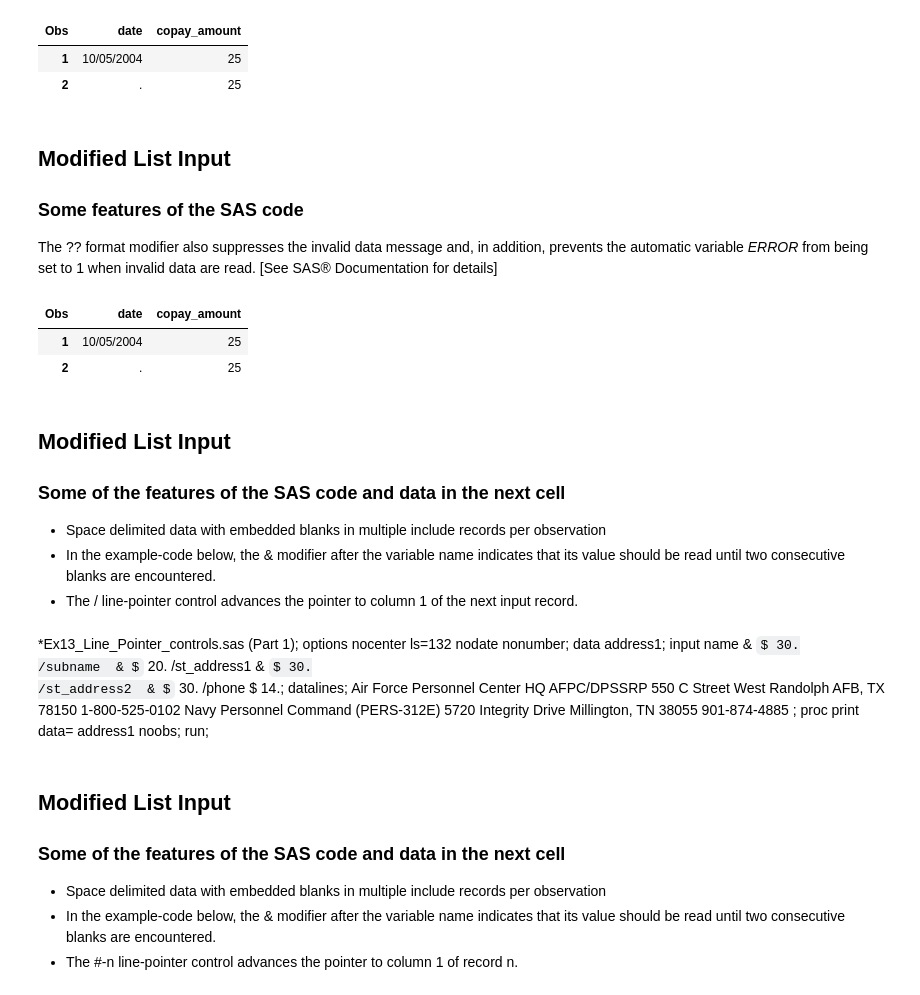
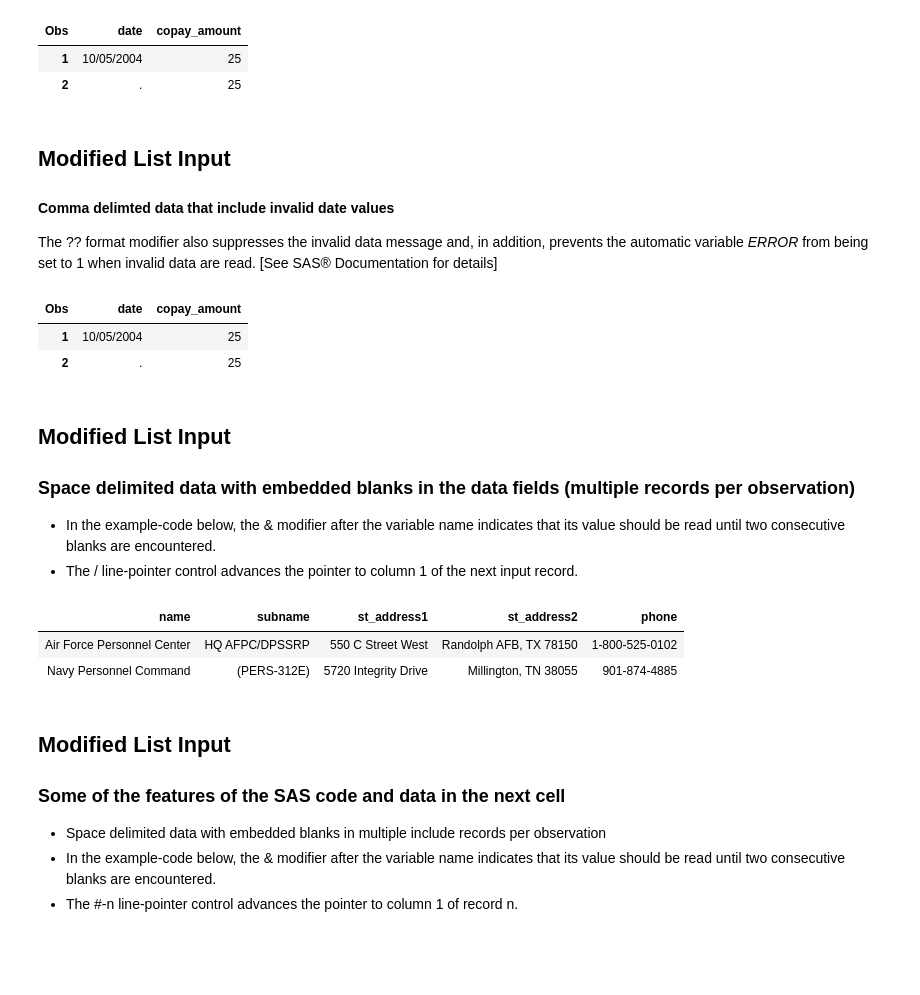
Before and after one commit to ProcJimi/curriculum, a Jupyter notebook: Week2/Week2_Part1.ipynb, the cells around one changed output. Drawn from its saved outputs; the diff is of its cells as text; code cells hidden in the pictures; some formulas as TeX source; blank space fills up the shorter version.

```diff
--- a/Week2/Week2_Part1.ipynb
+++ b/Week2/Week2_Part1.ipynb
@@ -1320,7 +1271,7 @@ proc print data=temp2; run;
 | 2 | . | 25 |
 # %% [markdown]
 ## Modified List Input
-### Some features of the SAS code
+#### Comma delimted data that include invalid date values
 The ?? format modifier also suppresses the invalid data message and, in addition, prevents the automatic variable _ERROR_ from being set to 1 when invalid data are read. [See SAS® Documentation for details]
 # %%
 *Ex11_Question_marks.sas (Part 2);
@@ -1339,32 +1290,35 @@ proc print data=temp3; run;
 | 2 | . | 25 |
 # %% [markdown]
 ## Modified List Input
-### Some of the features of the SAS code and data in the next cell
-* Space delimited data with embedded blanks in multiple include records per observation
+### Space delimited data with embedded blanks in the data fields (multiple records per observation)
 * In the example-code below, the & modifier after the  variable name indicates that its value should be read until two consecutive blanks are encountered.
 * The / line-pointer control advances the pointer to column 1 of the next input record.
-# %% [markdown]
-*Ex13_Line_Pointer_controls.sas (Part 1);
-options nocenter ls=132 nodate nonumber;
-data address1;
-      input name  & $ 30.
-          /subname  & $ 20.
-          /st_address1  & $ 30.
-          /st_address2  & $ 30.
-          /phone $ 14.;
-datalines;
-Air Force Personnel Center
-HQ AFPC/DPSSRP
-550 C Street West
-Randolph AFB, TX 78150
-1-800-525-0102
-Navy Personnel Command
-(PERS-312E)
-5720 Integrity Drive
-Millington, TN 38055
-901-874-4885
-;
-proc print data= address1 noobs; run;
+# %%
+*Ex13_Line_Pointer_controls.sas (Part 1);
+options nocenter ls=132 nodate nonumber;
+data address1;
+      input name  & $ 30.
+          /subname  & $ 20.
+          /st_address1  & $ 30.
+          /st_address2  & $ 30.
+          /phone $ 14.;
+datalines;
+Air Force Personnel Center
+HQ AFPC/DPSSRP
+550 C Street West
+Randolph AFB, TX 78150
+1-800-525-0102
+Navy Personnel Command
+(PERS-312E)
+5720 Integrity Drive
+Millington, TN 38055
+901-874-4885
+;
+proc print data= address1 noobs; run;
+# %% [output]
+| name | subname | st_address1 | st_address2 | phone |
+| Air Force Personnel Center | HQ AFPC/DPSSRP | 550 C Street West | Randolph AFB, TX 78150 | 1-800-525-0102 |
+| Navy Personnel Command | (PERS-312E) | 5720 Integrity Drive | Millington, TN 38055 | 901-874-4885 |
 # %% [markdown]
 ## Modified List Input
 ### Some of the features of the SAS code and data in the next cell
```
Also changed, not shown: parts of 77 cells of this notebook, 1 other file.
